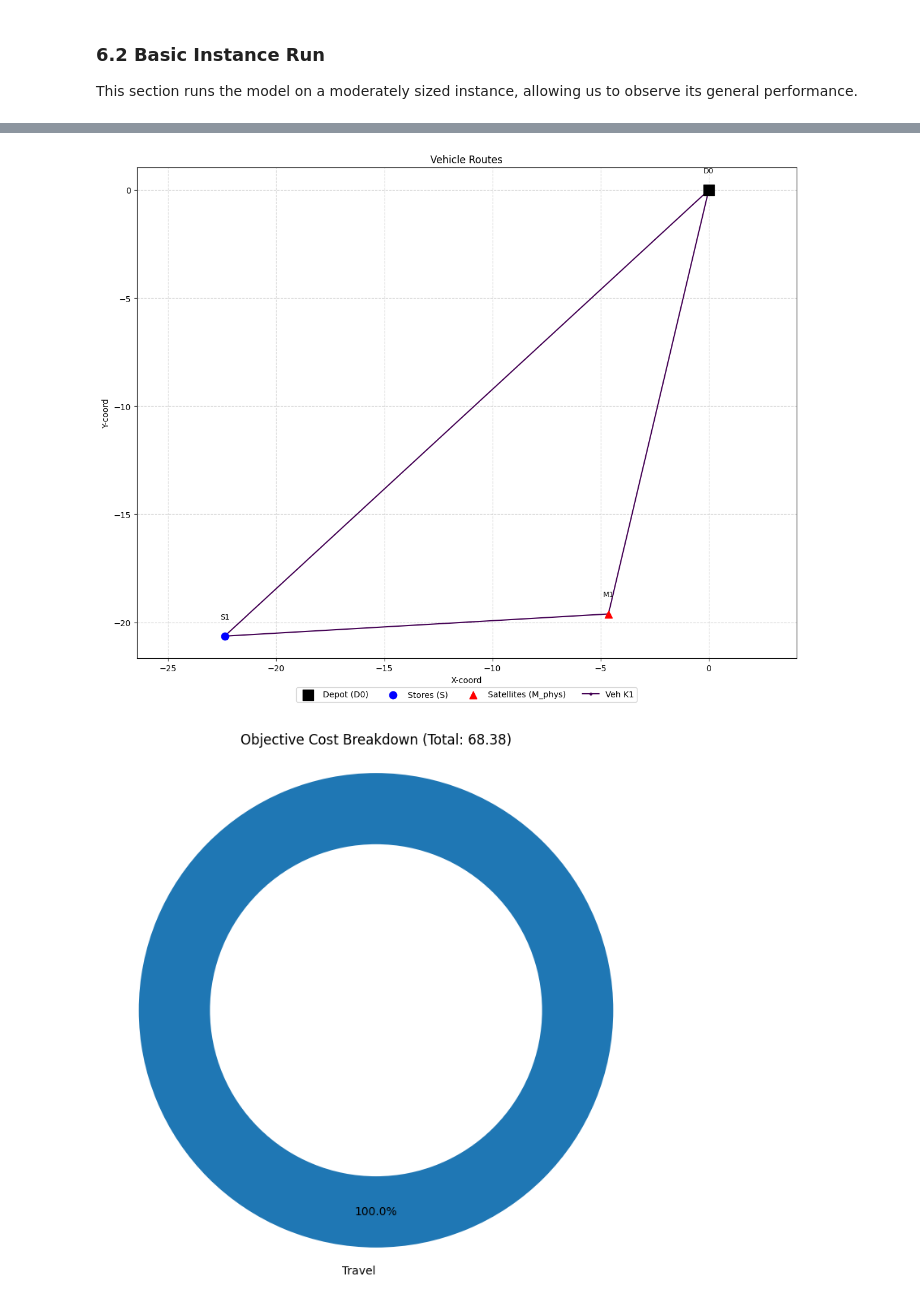
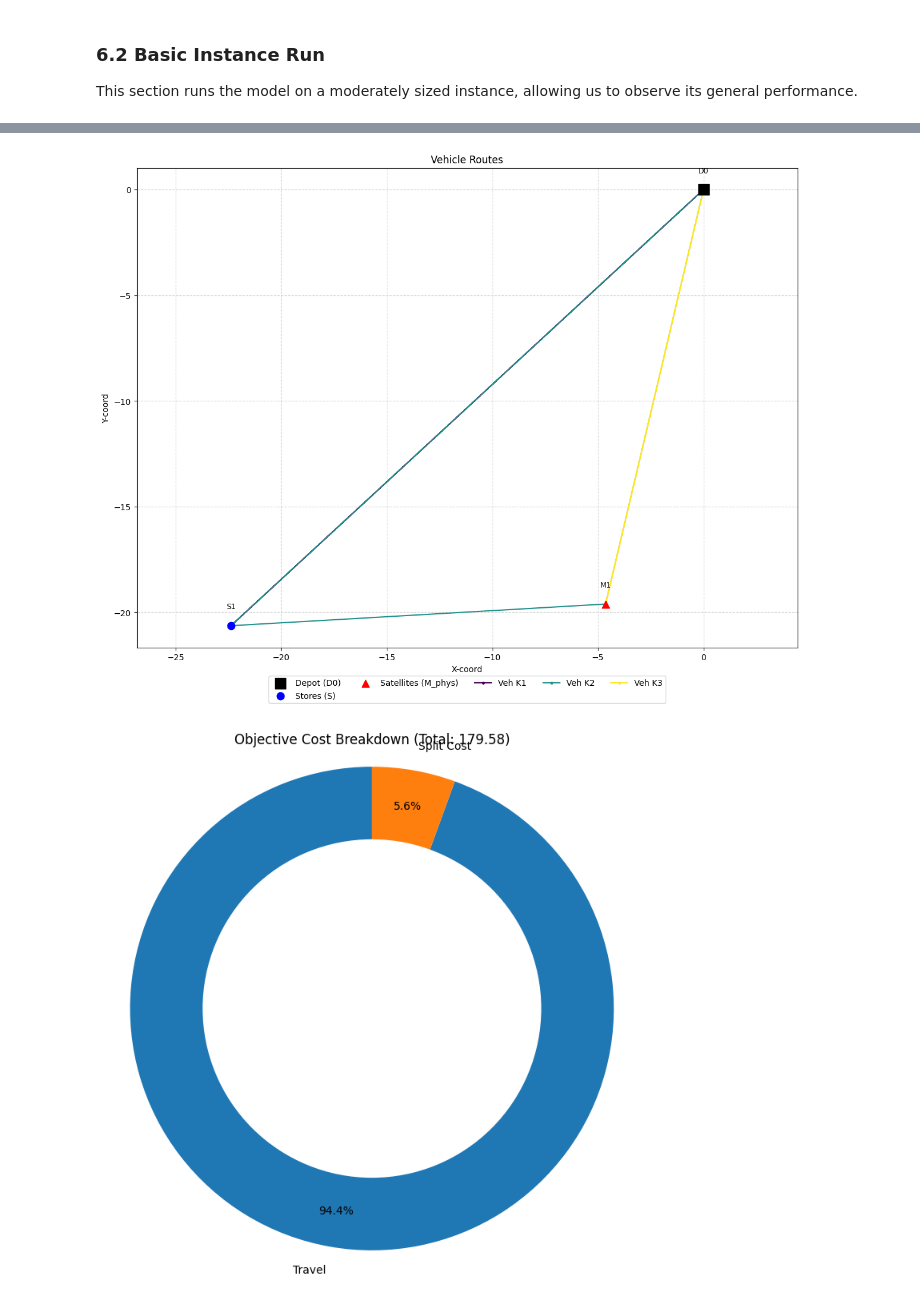
Before and after one commit to Guido-03/Operations-Optimizations, a Jupyter notebook: operations/structured_VRC.ipynb, the cells around one changed output, grey strips where cells are left out. Drawn from its saved outputs; the diff is of its cells as text; code cells hidden in the pictures.

```diff
--- a/operations/structured_VRC.ipynb
+++ b/operations/structured_VRC.ipynb
@@ -540,8 +540,8 @@ This section runs the model on a moderately sized instance, allowing us to obser
 # %%
 # --- Basic Run with LARGER, MORE COMPLEX Instance ---
 print("--- Basic Run: Generating Larger & More Complex Instance (Strict Table 2 Alignment) ---")
-basic_params_final = {"num_stores":1, "num_physical_satellites":1, "num_products":2, "num_orders":2,
-                       "vehicle_capacity_V_star":120, "penalty_pu_param":0.5, "split_ps_param":50.0,
+basic_params_final = {"num_stores":1, "num_physical_satellites":1, "num_products":5, "num_orders":5,
+                       "vehicle_capacity_V_star":60, "penalty_pu_param":0.5, "split_ps_param":5.0,
                        "seed":123, "vehicle_buffer": 1}
 basic_instance_final = generate_instance_table2_final(**basic_params_final)
 print(f"Instance: {len(basic_instance_final['S_stores'])}S, {len(basic_instance_final['M_phys_satellites'])}M_phys ({len(basic_instance_final['N_cust_customers'])} cust). Demand Vol: {basic_instance_final['total_demand_vol_overall']:.2f}. Fleet: {len(basic_instance_final['VF_fleet'])} (Cap: {basic_instance_final['V_star']}). Eq1 Min Veh: {basic_instance_final['min_vehicles_eq1']}")
@@ -570,6 +570,6 @@ Thread count: 6 physical cores, 12 logical processors, using up to 12 threads
 --------------------------
 
 
 --- Visualizing Basic Run Results (Strict Table 2 Alignment) ---
-[figure, old version]
+[figure, new version]
-[figure, old version]
+[figure, new version]
```
Also changed, not shown: parts of 1 cell of this notebook.
